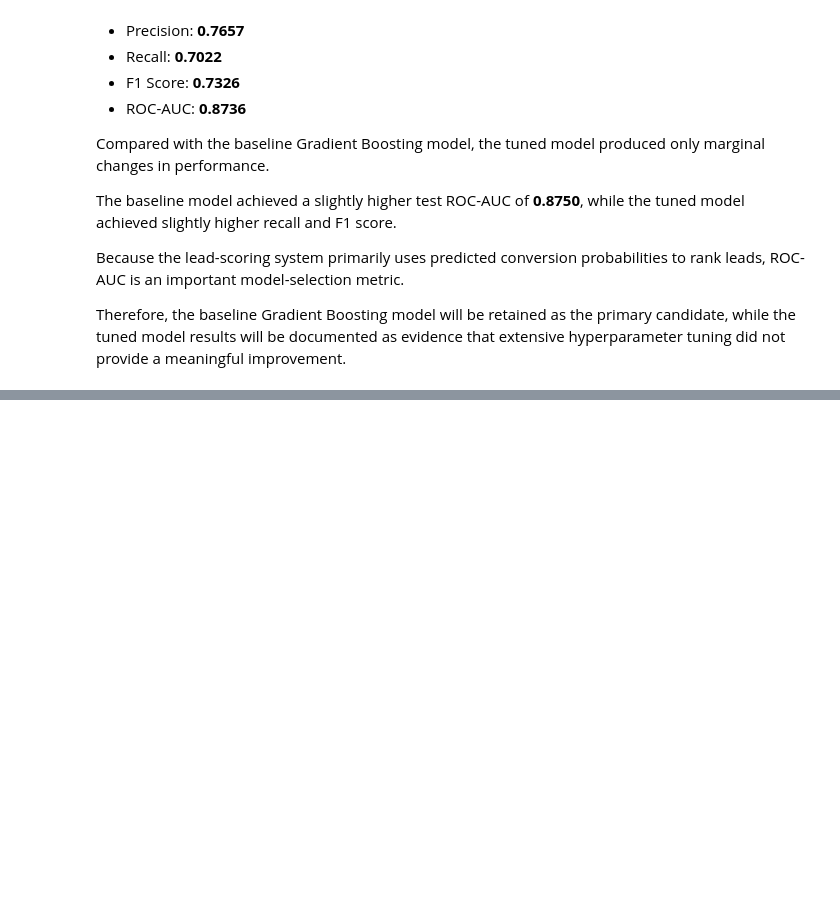
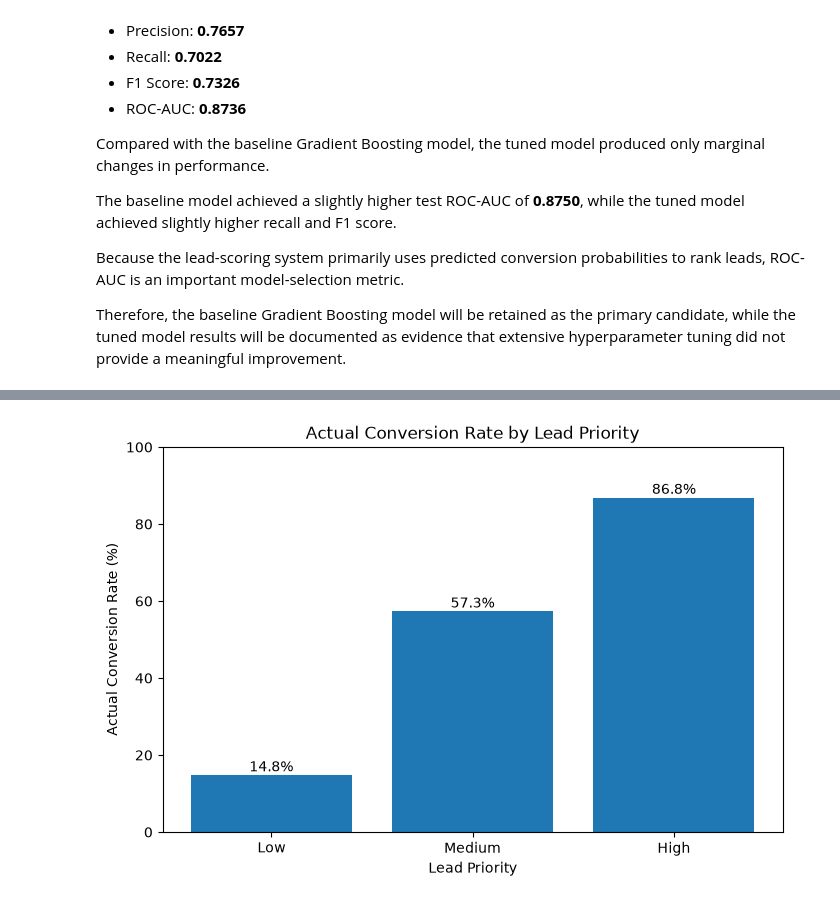
Before and after one commit to mohsinshafait/ai-lead-scoring, a Jupyter notebook: notebooks/03_model_training.ipynb, the cells around one changed output, grey strips where cells are left out. Drawn from its saved outputs; the diff is of its cells as text; code cells hidden in the pictures; blank space fills up the shorter version.

```diff
--- a/notebooks/03_model_training.ipynb
+++ b/notebooks/03_model_training.ipynb
@@ -1041,0 +1245,20 @@ Therefore, the baseline Gradient Boosting model will be retained as the primary
+# %%
+# Evaluate actual conversion performance by lead priority
+
+priority_validation = (
+    probability_results
+    .groupby("Lead_Priority")["Actual_Conversion"]
+    .agg(
+        Lead_Count="count",
+        Actual_Conversions="sum",
+        Conversion_Rate="mean"
+    )
+    .reindex(["High", "Medium", "Low"])
+)
+
+# Convert conversion rate to percentage
+priority_validation["Conversion_Rate"] = (
+    priority_validation["Conversion_Rate"] * 100
+)
+
+priority_validation
@@ -1041,0 +1305,35 @@ Therefore, the baseline Gradient Boosting model will be retained as the primary
+# %%
+import matplotlib.pyplot as plt
+
+# Conversion rates in business priority order
+priority_order = ["Low", "Medium", "High"]
+
+conversion_rates = (
+    priority_validation
+    .loc[priority_order, "Conversion_Rate"]
+)
+
+plt.figure(figsize=(8, 5))
+
+plt.bar(
+    conversion_rates.index,
+    conversion_rates.values
+)
+
+plt.title("Actual Conversion Rate by Lead Priority")
+plt.xlabel("Lead Priority")
+plt.ylabel("Actual Conversion Rate (%)")
+
+# Add percentage labels
+for index, value in enumerate(conversion_rates.values):
+    plt.text(
+        index,
+        value + 1,
+        f"{value:.1f}%",
+        ha="center"
+    )
+
+plt.ylim(0, 100)
+plt.show()
+# %% [output]
+[figure, added]
```
Also changed, not shown: parts of 26 cells of this notebook.
